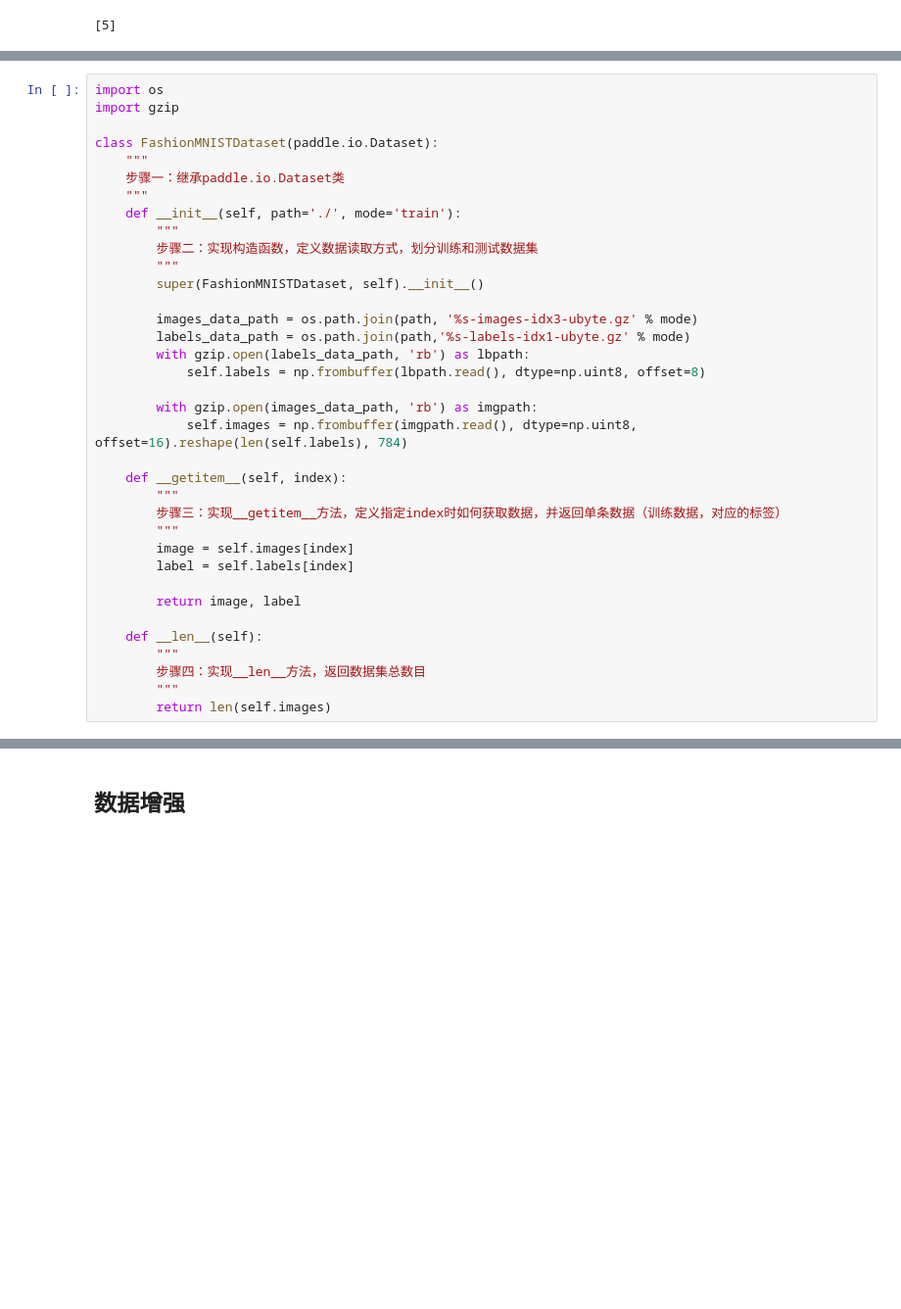
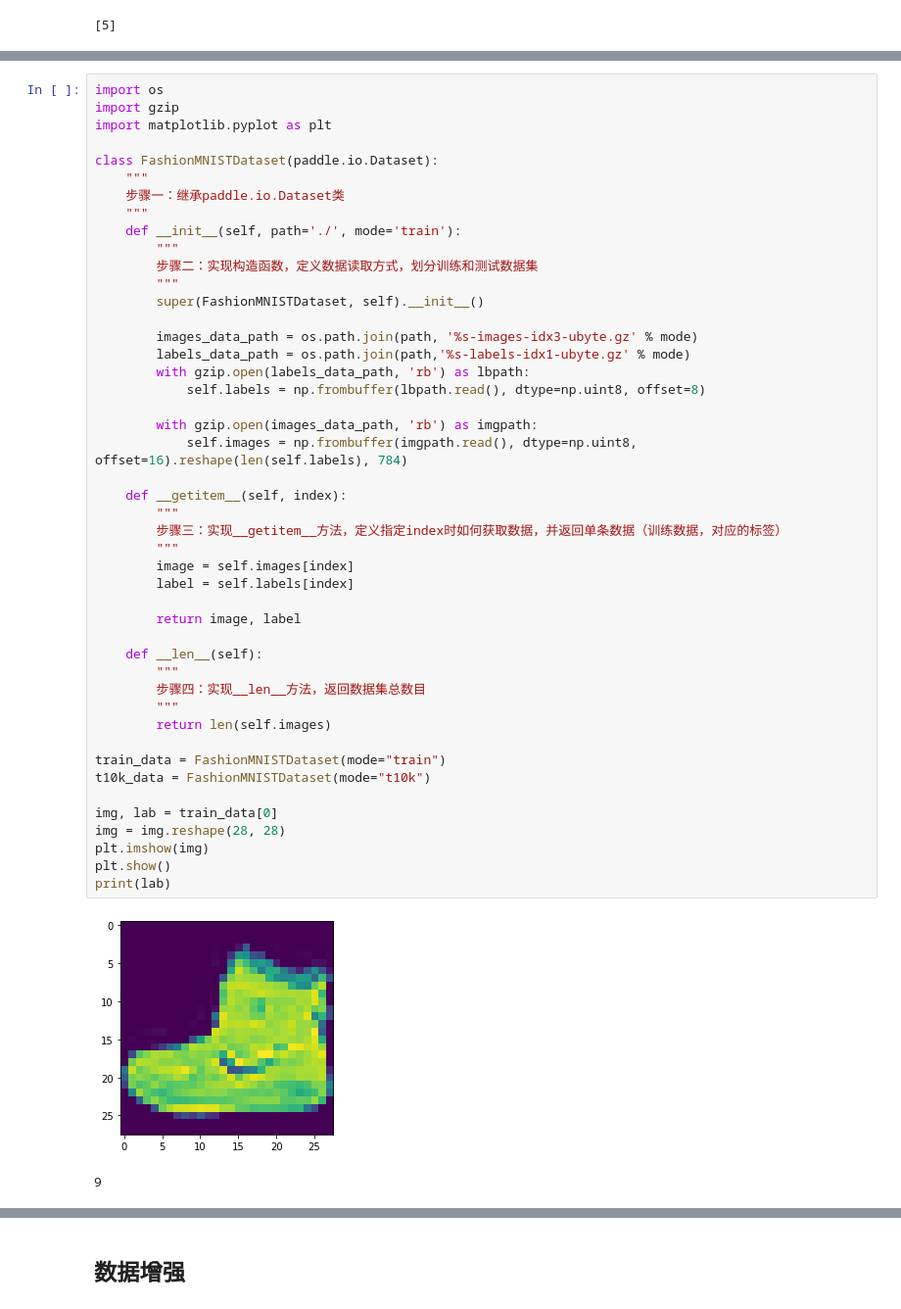
Before and after one commit to linhandev/linhandev.github.io, a Jupyter notebook: _posts/ML/Paddle/Paddle.ipynb, the cells around one changed output, grey strips where cells are left out. Shown at 98% size. Drawn from its saved outputs; the diff is of its cells as text; blank space fills up the shorter version.

```diff
--- a/_posts/ML/Paddle/Paddle.ipynb
+++ b/_posts/ML/Paddle/Paddle.ipynb
@@ -165,36 +92,49 @@ t10k-labels-idx1-ub 100%[===================>]   5.03K  --.-KB/s    in 0.001s
 # %%
 import os
 import gzip
+import matplotlib.pyplot as plt
 
 class FashionMNISTDataset(paddle.io.Dataset):
     """
     步骤一：继承paddle.io.Dataset类
     """
     def __init__(self, path='./', mode='train'):
         """
         步骤二：实现构造函数，定义数据读取方式，划分训练和测试数据集
         """
         super(FashionMNISTDataset, self).__init__()
 
         images_data_path = os.path.join(path, '%s-images-idx3-ubyte.gz' % mode)
         labels_data_path = os.path.join(path,'%s-labels-idx1-ubyte.gz' % mode)
         with gzip.open(labels_data_path, 'rb') as lbpath:
             self.labels = np.frombuffer(lbpath.read(), dtype=np.uint8, offset=8)
 
         with gzip.open(images_data_path, 'rb') as imgpath:
             self.images = np.frombuffer(imgpath.read(), dtype=np.uint8, offset=16).reshape(len(self.labels), 784)
 
     def __getitem__(self, index):
         """
         步骤三：实现__getitem__方法，定义指定index时如何获取数据，并返回单条数据（训练数据，对应的标签）
         """
         image = self.images[index]
         label = self.labels[index]
 
         return image, label
 
     def __len__(self):
         """
         步骤四：实现__len__方法，返回数据集总数目
         """
         return len(self.images)
+
+train_data = FashionMNISTDataset(mode="train")
+t10k_data = FashionMNISTDataset(mode="t10k")
+
+img, lab = train_data[0]
+img = img.reshape(28, 28)
+plt.imshow(img)
+plt.show()
+print(lab)
+# %% [output]
+[figure, added]
+9
```
Also changed, not shown: parts of 56 cells of this notebook, 7 other files.
